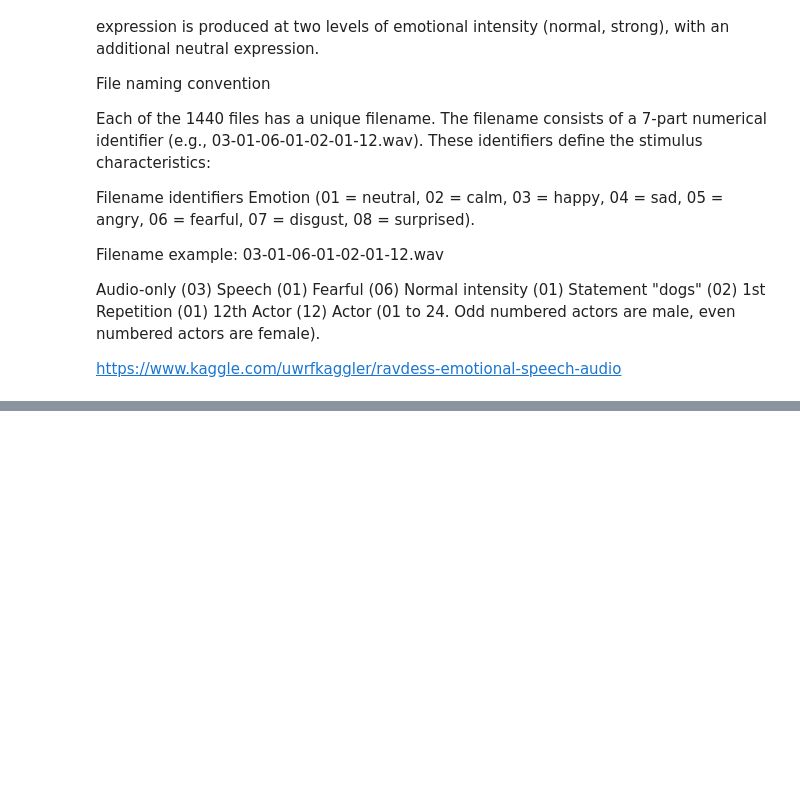
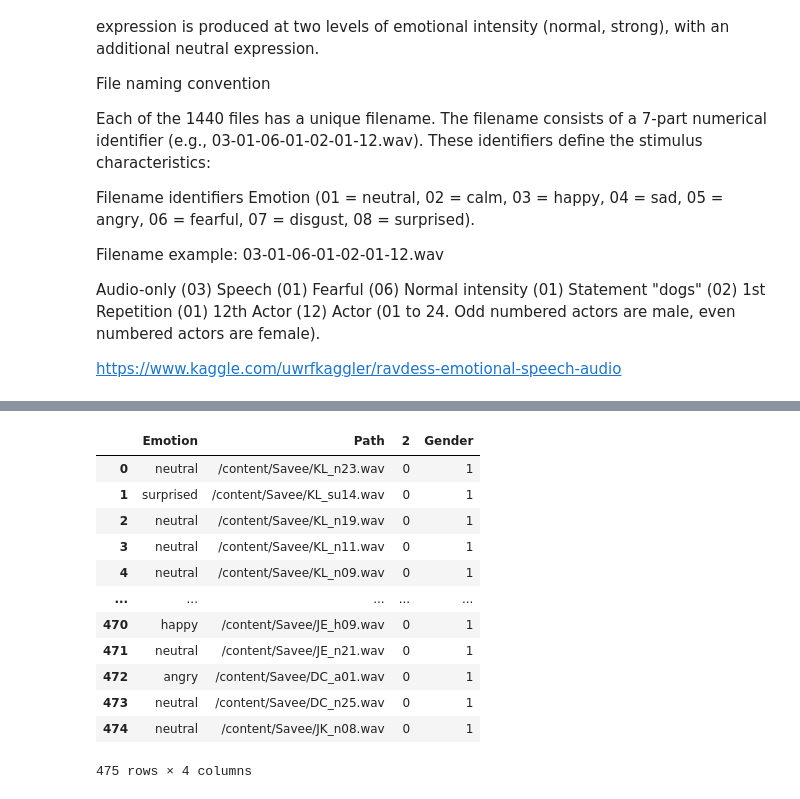
Before and after one commit to PedroTechy/Speech-Emotion-Recognition, a Jupyter notebook: DataPreprocessing.ipynb, the cells around one changed output, grey strips where cells are left out. Drawn from its saved outputs; the diff is of its cells as text; code cells hidden in the pictures; blank space fills up the shorter version.

```diff
--- a/DataPreprocessing.ipynb
+++ b/DataPreprocessing.ipynb
@@ -12,7 +12,7 @@ Drive already mounted at /content/drive; to attempt to forcibly remount, call dr
 
 Crema = "/content/Crema"
 Ravdess = "/content/Ravdess"
-Savee = "/content/Ravdess"
+Savee = "/content/Savee"
 Tess = "/content/Tess"
 
 #after this we can acess Crema, Ravdess, Savee and Tess datasets directly
@@ -262,0 +253,30 @@ print(RavdessDf.head(-5))
+# %%
+Savee_list = os.listdir(Savee)
+Savee_df = []
+emotion_dic = {"n": "neutral", "h": "happy", "sa": "sad", "a": "angry", "f": "fear", "d": "disgust", "su": "surprised"}
+
+for i in Savee_list:
+
+  if len(i) == 10:
+    emo  = i[3:4]
+  elif len(i) ==11:
+    emo = i[3:5]
+
+  emotion =  emotion_dic.get(emo)
+  Savee_df.append((emotion, os.path.join(Savee, i), gender))
+
+
+SaveeDf = pd.DataFrame.from_dict(Savee_df)
+SaveeDf.rename(columns={1 : "Path", 0 : "Emotion"}, inplace=True)
+
+#all male so adding the gender collmun now
+SaveeDf['Gender']=1
+
+male = np.array(RavdessDf.Path[RavdessDf.Gender == 0])
+female = np.array(RavdessDf.Path[RavdessDf.Gender == 1])
+
+#can use any emotion here and the audio paths are working as expected
+emotion='neutral'
+path = np.array(SaveeDf.Path[SaveeDf.Emotion == emotion][SaveeDf.Gender == 1])[7] #checking if the audios and the paths are working
+print(path)
+Audio(path)
@@ -262,0 +286,16 @@ print(RavdessDf.head(-5))
+# %%
+SaveeDf.head(-5)
+# %% [output]
+|  | Emotion | Path | 2 | Gender |
+| 0 | neutral | /content/Savee/KL_n23.wav | 0 | 1 |
+| 1 | surprised | /content/Savee/KL_su14.wav | 0 | 1 |
+| 2 | neutral | /content/Savee/KL_n19.wav | 0 | 1 |
+| 3 | neutral | /content/Savee/KL_n11.wav | 0 | 1 |
+| 4 | neutral | /content/Savee/KL_n09.wav | 0 | 1 |
+| ... | ... | ... | ... | ... |
+| 470 | happy | /content/Savee/JE_h09.wav | 0 | 1 |
+| 471 | neutral | /content/Savee/JE_n21.wav | 0 | 1 |
+| 472 | angry | /content/Savee/DC_a01.wav | 0 | 1 |
+| 473 | neutral | /content/Savee/DC_n25.wav | 0 | 1 |
+| 474 | neutral | /content/Savee/JK_n08.wav | 0 | 1 |
+475 rows × 4 columns
```
Also changed, not shown: parts of 6 cells of this notebook.
